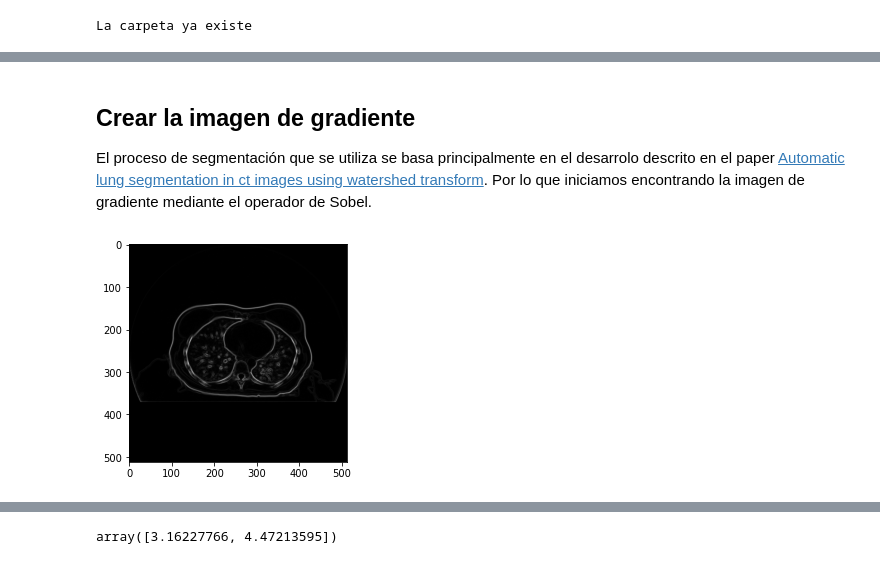
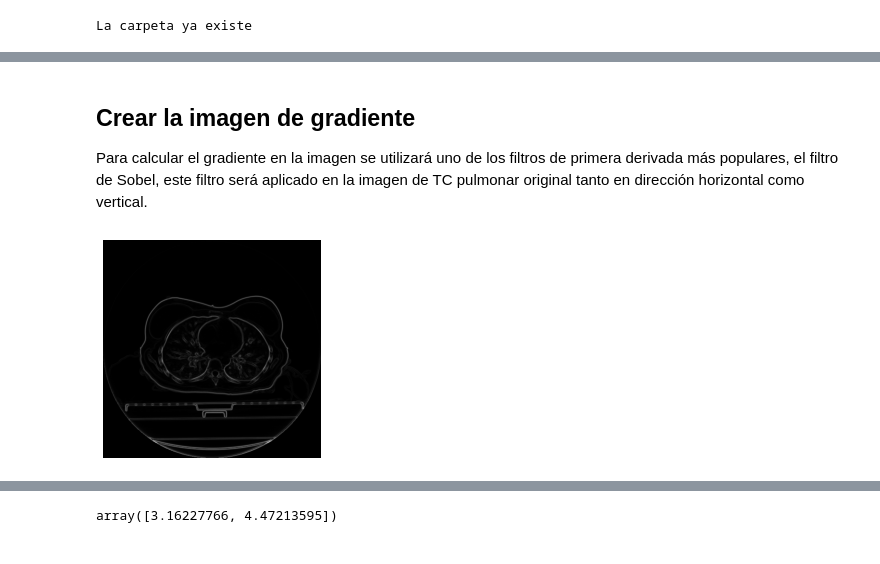
Before and after one commit to jennifer95/visualizacion-segmentacion-pulmonar-DICOM-python, a Jupyter notebook: Segmentación de tejido pulmonar.ipynb, the cells around one changed output, grey strips where cells are left out. Saved outputs shown, nothing was run; the diff lists cells and outputs as text; code cells hidden in the pictures.

Commit message:
notebook con funciones para  segmentación de tejido pulmonar

```diff
--- a/Segmentación de tejido pulmonar.ipynb
+++ b/Segmentación de tejido pulmonar.ipynb
@@ -81,16 +92,15 @@ La carpeta ya existe
 # %% [markdown]
 ## Crear la imagen de gradiente
-
-El proceso de segmentación que se utiliza se basa principalmente en el desarrolo descrito en el paper
-<a href="https://www.semanticscholar.org/paper/Automatic-lung-segmentation-in-CT-images-using-Shojaii-Alirezaie/03002d15a3af26c6d961286d4e039787622a8fbe">Automatic lung segmentation in ct images using watershed transform</a>. Por lo que iniciamos encontrando la imagen de gradiente mediante el operador de Sobel.
+Para calcular el gradiente en la imagen se utilizará uno de los filtros de primera derivada más populares, el filtro de Sobel, este filtro será aplicado en la imagen de TC pulmonar original tanto en dirección horizontal como vertical.
 # %%
-image= imagen[45]
+image= imagen[40]
 # aplicamos el operador de sobel en X y Y
 sobel_dx = ndimage.sobel(image, 1)
 sobel_dy = ndimage.sobel(image, 0)
 sobel_gradient = np.hypot(sobel_dx, sobel_dy) # calculamos el norma
 sobel_gradient *= 255.0 / np.max(sobel_gradient) # normalizamos
 plt.imshow(sobel_gradient, cmap='gray')
+plt.axis('off')
 plt.show()
 # %% [output]
-[figure, old version]
+[figure, new version]
```
Also changed, not shown: parts of 34 cells of this notebook.
